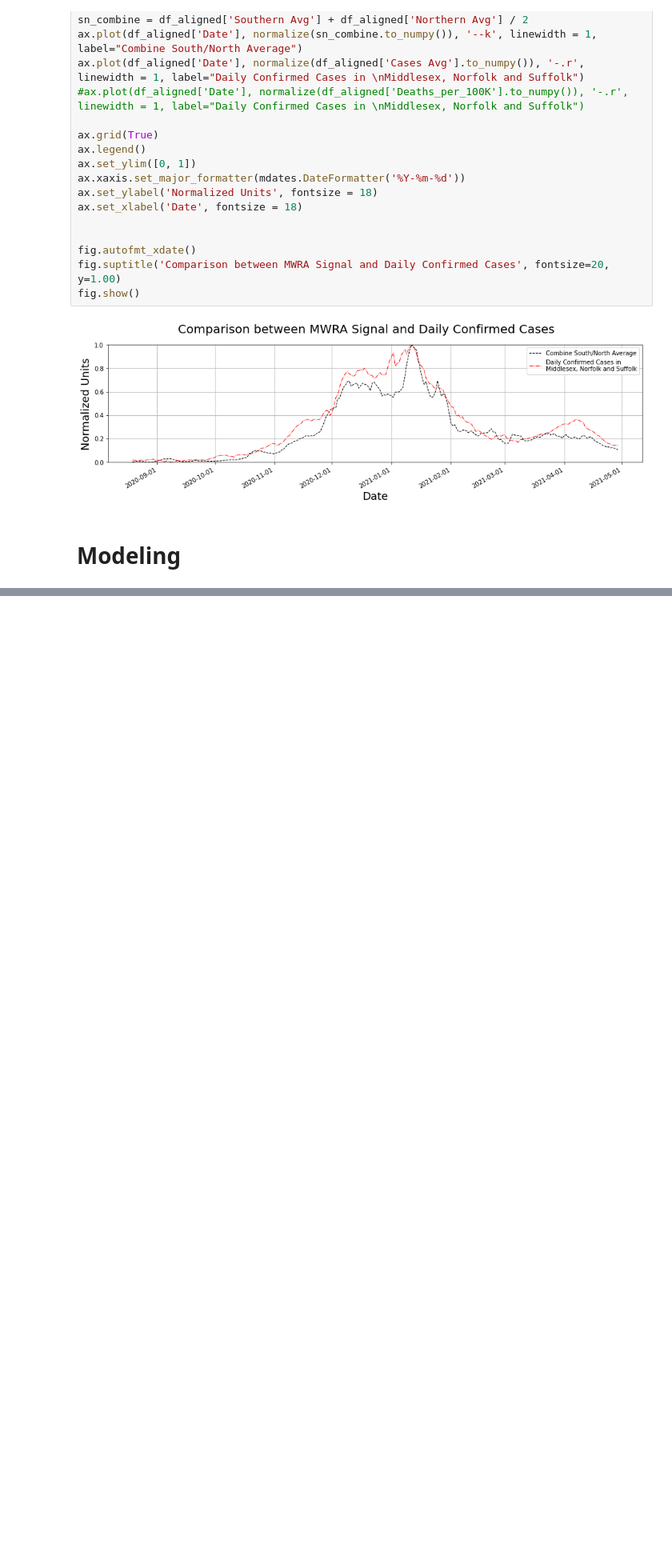
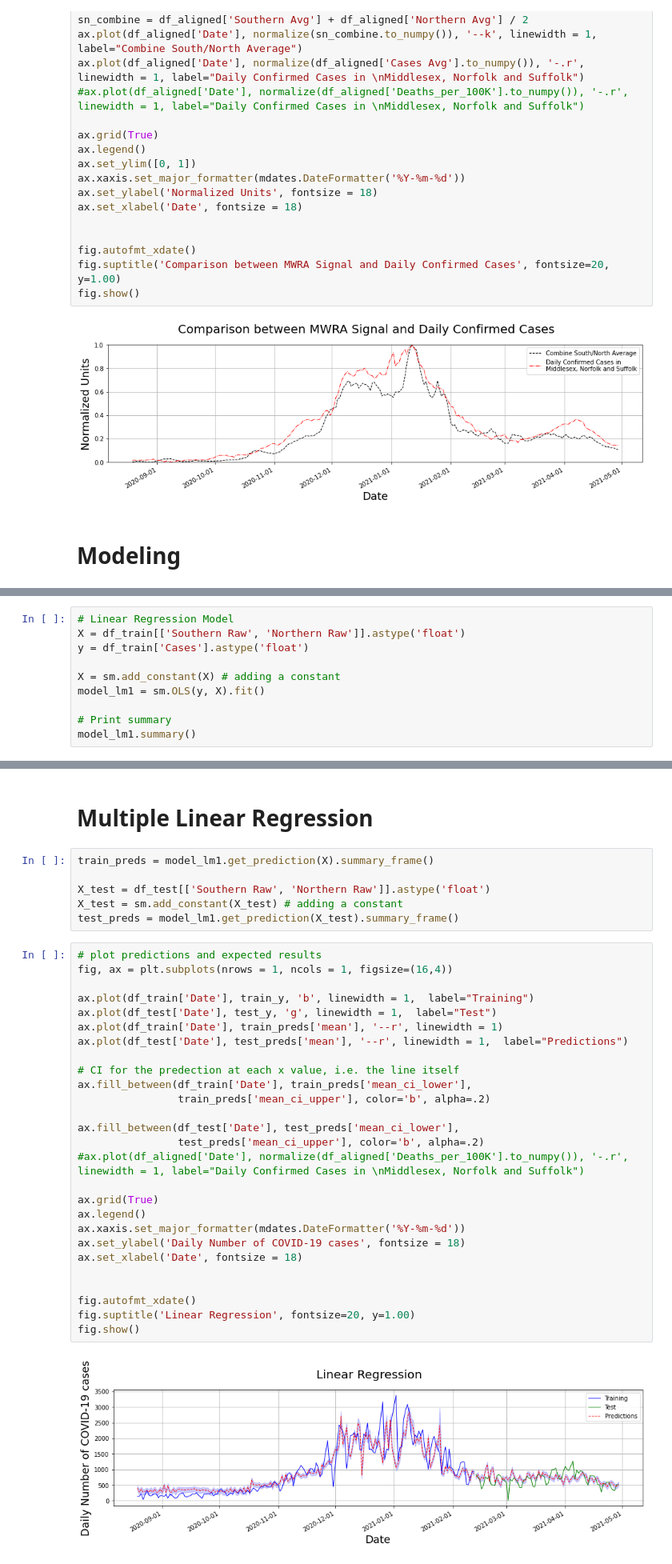
Before and after one commit to bhatiavr/cs109b-final-project-111, a Jupyter notebook: src/cs109b-wastewater-covid-forecasting.ipynb, the cells around one changed output, grey strips where cells are left out. Shown at 80% size. Saved outputs shown, nothing was run; the diff lists cells and outputs as text; blank space fills up the shorter version.

```diff
--- a/src/cs109b-wastewater-covid-forecasting.ipynb
+++ b/src/cs109b-wastewater-covid-forecasting.ipynb
@@ -505,0 +514,10 @@ fig.show()
+# %%
+# Linear Regression Model
+X = df_train[['Southern Raw', 'Northern Raw']].astype('float')
+y = df_train['Cases'].astype('float')
+
+X = sm.add_constant(X) # adding a constant
+model_lm1 = sm.OLS(y, X).fit()
+
+# Print summary
+model_lm1.summary()
@@ -505,0 +547,37 @@ fig.show()
+# %% [markdown]
+# Multiple Linear Regression
+# %%
+train_preds = model_lm1.get_prediction(X).summary_frame()
+
+X_test = df_test[['Southern Raw', 'Northern Raw']].astype('float')
+X_test = sm.add_constant(X_test) # adding a constant
+test_preds = model_lm1.get_prediction(X_test).summary_frame()
+# %%
+# plot predictions and expected results
+fig, ax = plt.subplots(nrows = 1, ncols = 1, figsize=(16,4))
+
+ax.plot(df_train['Date'], train_y, 'b', linewidth = 1,  label="Training")
+ax.plot(df_test['Date'], test_y, 'g', linewidth = 1,  label="Test")
+ax.plot(df_train['Date'], train_preds['mean'], '--r', linewidth = 1)
+ax.plot(df_test['Date'], test_preds['mean'], '--r', linewidth = 1,  label="Predictions")
+
+# CI for the predection at each x value, i.e. the line itself
+ax.fill_between(df_train['Date'], train_preds['mean_ci_lower'],
+                train_preds['mean_ci_upper'], color='b', alpha=.2)
+
+ax.fill_between(df_test['Date'], test_preds['mean_ci_lower'],
+                test_preds['mean_ci_upper'], color='b', alpha=.2)
+#ax.plot(df_aligned['Date'], normalize(df_aligned['Deaths_per_100K'].to_numpy()), '-.r', linewidth = 1, label="Daily Confirmed Cases in \nMiddlesex, Norfolk and Suffolk")
+
+ax.grid(True)
+ax.legend()
+ax.xaxis.set_major_formatter(mdates.DateFormatter('%Y-%m-%d'))
+ax.set_ylabel('Daily Number of COVID-19 cases', fontsize = 18)
+ax.set_xlabel('Date', fontsize = 18)
+
+
+fig.autofmt_xdate()
+fig.suptitle('Linear Regression', fontsize=20, y=1.00)
+fig.show()
+# %% [output]
+[figure, added]
```
Also changed, not shown: parts of 9 cells of this notebook.
